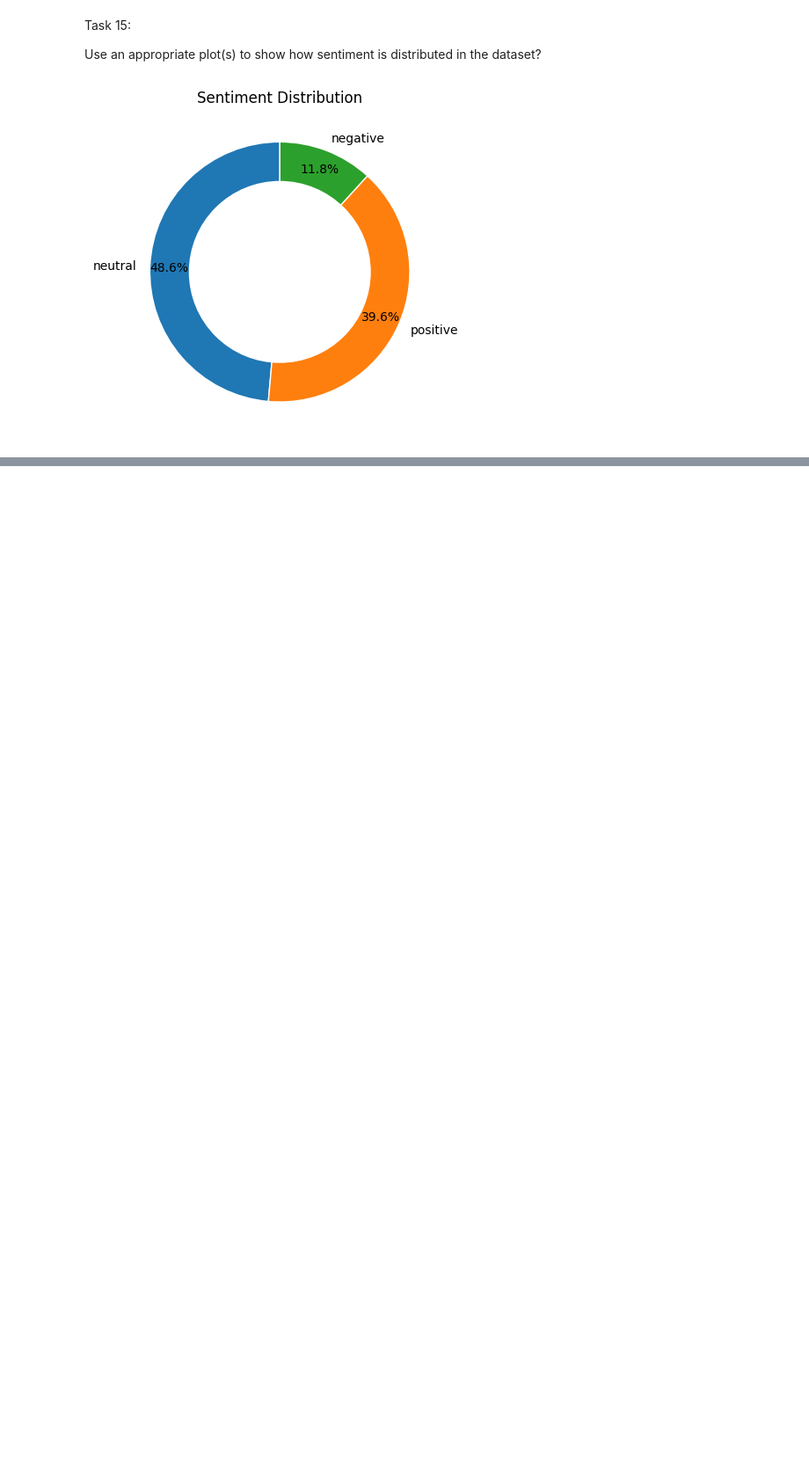
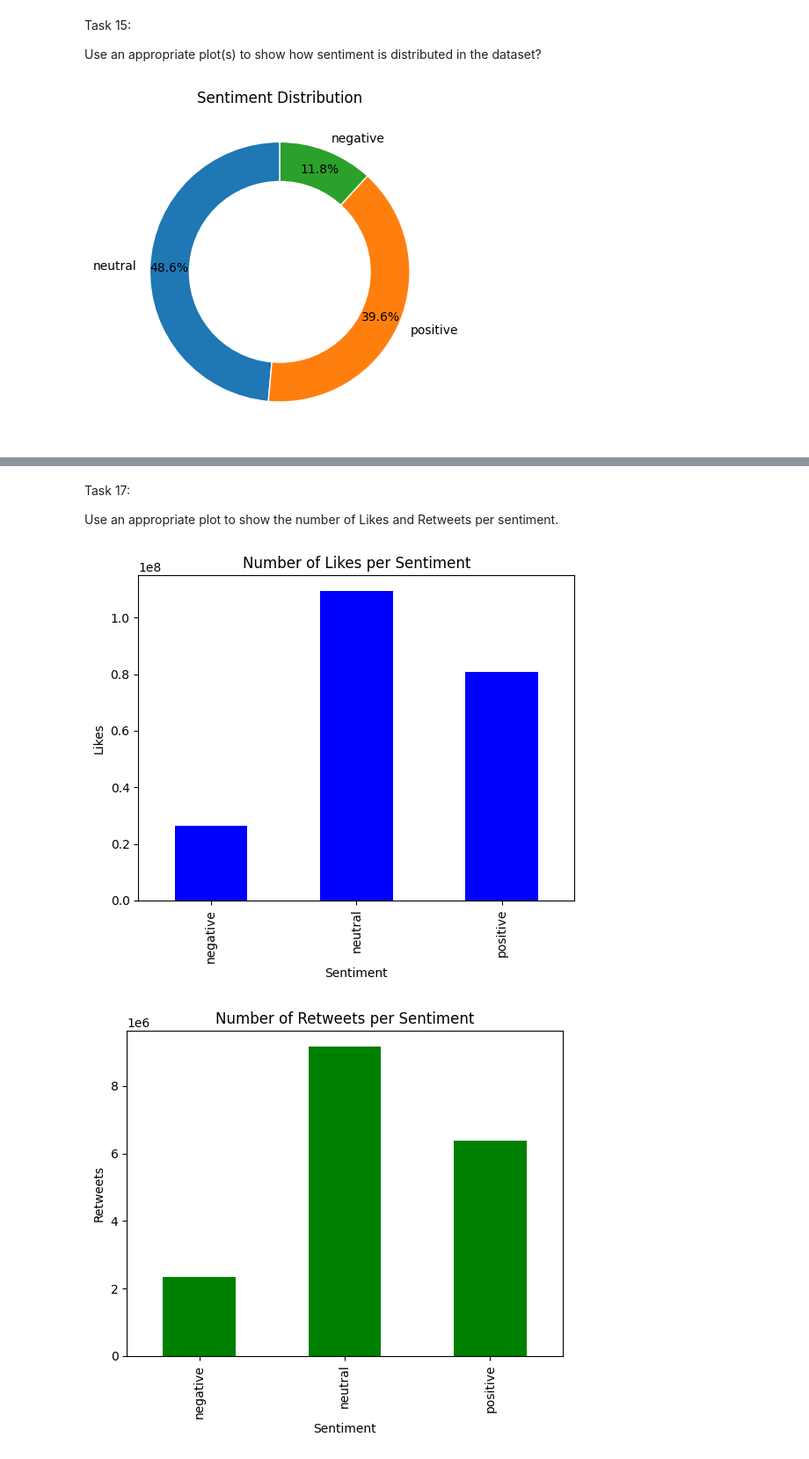
Before and after one commit to Ms-Shaukat/DataAnalyticsProjectsandPortfolio, a Jupyter notebook: DA_Green_Assignment2_Munazza_Shaukat_munazza_guide_gmail_com.ipynb, the cells around one changed output, grey strips where cells are left out. Shown at 88% size. Saved outputs shown, nothing was run; the diff lists cells and outputs as text; code cells hidden in the pictures; blank space fills up the shorter version.

```diff
--- a/DA_Green_Assignment2_Munazza_Shaukat_munazza_guide_gmail_com.ipynb
+++ b/DA_Green_Assignment2_Munazza_Shaukat_munazza_guide_gmail_com.ipynb
@@ -671,0 +754,30 @@ The given data set shows neutral sentiments meaning that maximum number of tweet
+# %% [markdown]
+Task 17:
+
+Use an appropriate plot to show the number of Likes and Retweets per sentiment.
+# %%
+# Group tweets by sentiment
+sentiment_groups = df.groupby('sentiment')
+
+# Calculate the total number of Likes and Retweets for each sentiment
+likes_by_sentiment = sentiment_groups['Likes'].sum()
+retweets_by_sentiment = sentiment_groups['Retweets'].sum()
+
+# Create a bar plot to show the number of Likes per sentiment
+fig, ax = plt.subplots()
+likes_by_sentiment.plot(kind='bar', ax=ax, color='blue')
+ax.set_xlabel('Sentiment')
+ax.set_ylabel('Likes')
+ax.set_title('Number of Likes per Sentiment')
+plt.show()
+
+# Create a bar plot to show the number of Retweets per sentiment
+fig, ax = plt.subplots()
+retweets_by_sentiment.plot(kind='bar', ax=ax, color='green')
+ax.set_xlabel('Sentiment')
+ax.set_ylabel('Retweets')
+ax.set_title('Number of Retweets per Sentiment')
+plt.show()
+# %% [output]
+[figure, added]
+[figure, added]
```
Also changed, not shown: parts of 6 cells of this notebook.
